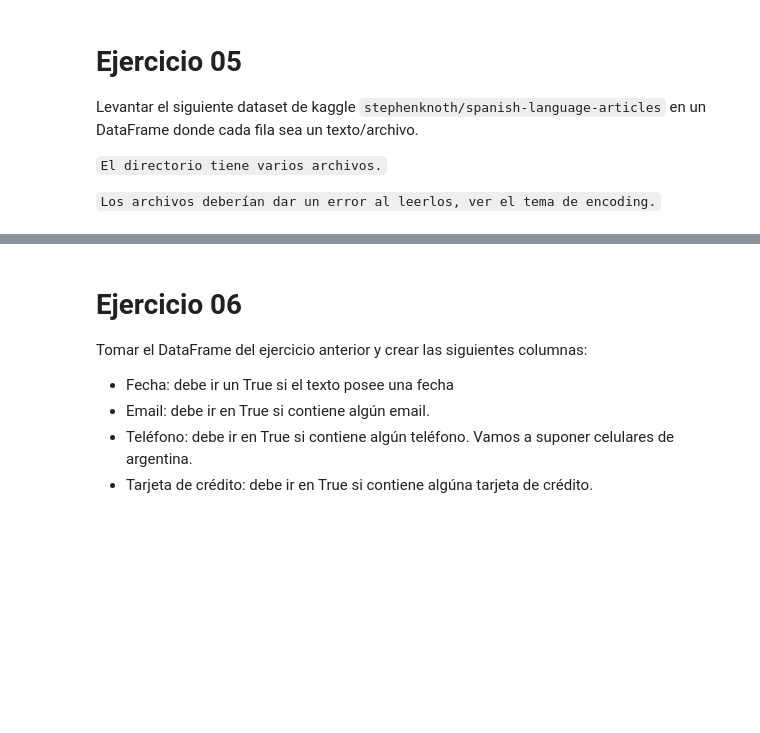
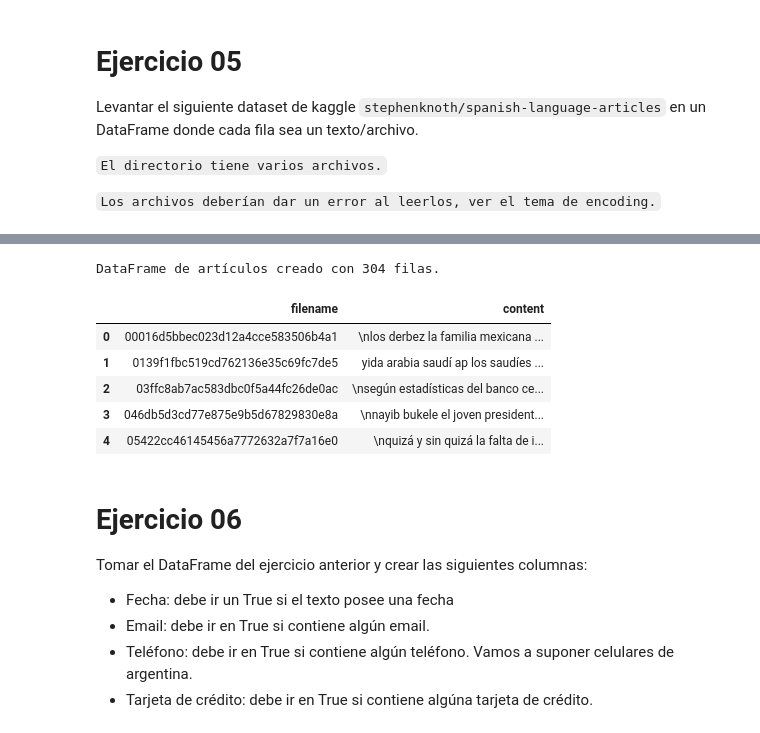
Before and after one commit to baubyte/HerramientasDeSoftwareParaElAnalisisDeDatos, a Jupyter notebook: Tema_5/Ejercicios/Semana_05_Practica_05.ipynb, the cells around one changed output, grey strips where cells are left out. Drawn from its saved outputs; the diff is of its cells as text; code cells hidden in the pictures; blank space fills up the shorter version.

```diff
--- a/Tema_5/Ejercicios/Semana_05_Practica_05.ipynb
+++ b/Tema_5/Ejercicios/Semana_05_Practica_05.ipynb
@@ -206,3 +209,9 @@ Levantar el siguiente dataset de kaggle `stephenknoth/spanish-language-articles`
 `El directorio tiene varios archivos.`
 
 `Los archivos deberían dar un error al leerlos, ver el tema de encoding.`
+# %%
+!pip install -q kaggle
+dataset_name = "stephenknoth/spanish-language-articles"
+dir_dataset_spanish = f"{dir_dataset}/spanish-language-articles"
+os.makedirs(dir_dataset_spanish, exist_ok=True)
+!kaggle datasets download -d {dataset_name} -p {dir_dataset_spanish} --unzip
@@ -208,0 +222,9 @@ Levantar el siguiente dataset de kaggle `stephenknoth/spanish-language-articles`
+# %%
+list_files: list = os.listdir(dir_dataset_spanish)
+list_data_files: list = []
+
+for file in list_files:
+    with open(f"{dir_dataset_spanish}/{file}", "r", encoding="latin1") as f:
+        print(f"Leyendo archivo (latin1): {file}")
+        text = f.read()
+        list_data_files.append({"filename": file, "content": text})
@@ -209,3 +249,15 @@ Levantar el siguiente dataset de kaggle `stephenknoth/spanish-language-articles`
+# %%
+df_articles = pd.DataFrame(list_data_files)
+print(f"DataFrame de artículos creado con {len(df_articles)} filas.")
+display(df_articles.head())
+# %% [output]
+DataFrame de artículos creado con 304 filas.
+|  | filename | content |
+| 0 | 00016d5bbec023d12a4cce583506b4a1 | \nlos derbez la familia mexicana ... |
+| 1 | 0139f1fbc519cd762136e35c69fc7de5 | yida arabia saudí ap los saudíes ... |
+| 2 | 03ffc8ab7ac583dbc0f5a44fc26de0ac | \nsegún estadísticas del banco ce... |
+| 3 | 046db5d3cd77e875e9b5d67829830e8a | \nnayib bukele el joven president... |
+| 4 | 05422cc46145456a7772632a7f7a16e0 | \nquizá y sin quizá la falta de i... |
 # %% [markdown]
 # Ejercicio 06
 
```
Also changed, not shown: parts of 3 cells of this notebook.
